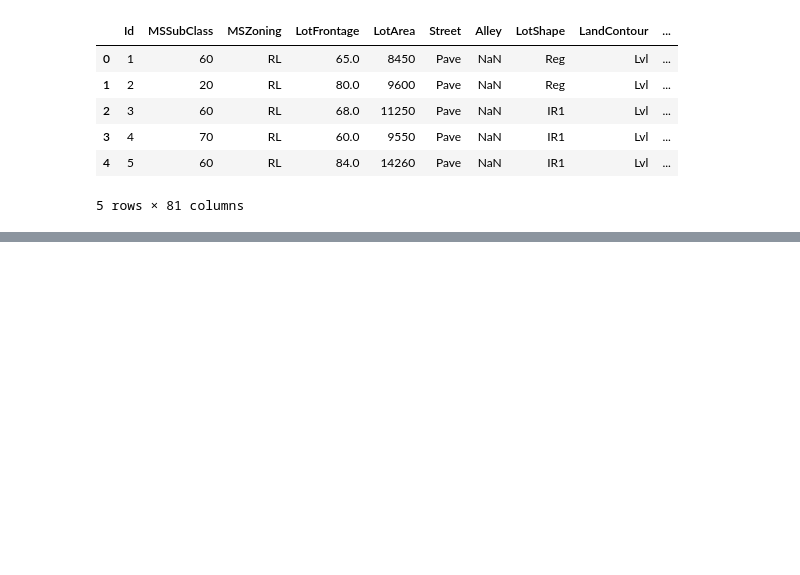
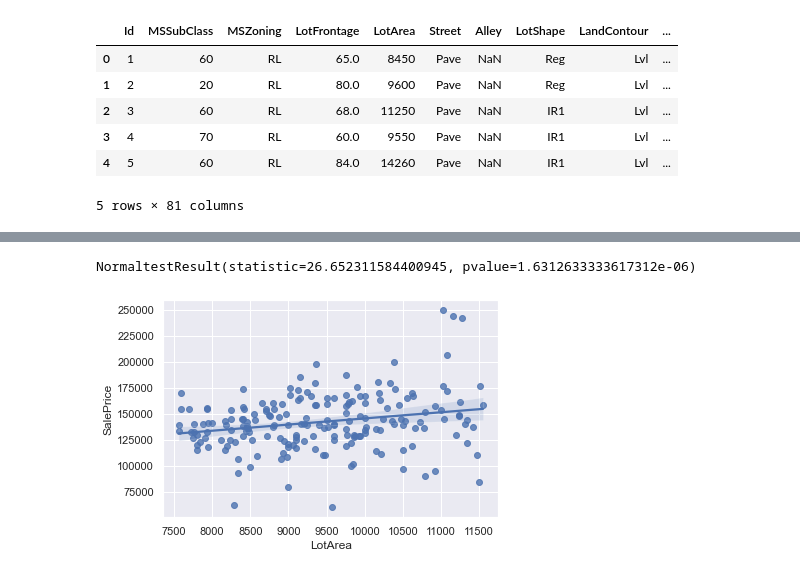
Before and after one commit to CS521-Burstein/final-project-huangyinbuedu, a Jupyter notebook: final project jupyter.ipynb, the cells around one changed output, grey strips where cells are left out. Cells and saved outputs as stored; diff of their text form; code cells hidden in the pictures; blank space fills up the shorter version.

```diff
--- a/final project jupyter.ipynb
+++ b/final project jupyter.ipynb
@@ -16,3 +17,6 @@ data.head()
 | 3 | 4 | 70 | RL | 60.0 | 9550 | Pave | NaN | IR1 | Lvl | ... |
 | 4 | 5 | 60 | RL | 84.0 | 14260 | Pave | NaN | IR1 | Lvl | ... |
 5 rows × 81 columns
+# %%
+df['YearUsed'] = df['YrSold'] - df['YearBuilt']
+df.head()
@@ -69,0 +56,3 @@ df.
+# %%
+df1 = pd.DataFrame(columns = ['Street','SalePrice','LotArea','YearUsed'], data = df)
+df1
@@ -69,0 +73,3 @@ df.
+# %%
+df1 = df1.dropna(how='any',axis=0)
+df1
@@ -69,0 +99,22 @@ df.
+# %%
+# Choose the midian 50% data, to avoid extreme conditions
+df1_Pave = df1.loc[df1['Street'] == 'Pave']
+df1_Pave = df1_Pave.loc[df1_Pave['LotArea'] < 11596]
+df1_Pave = df1_Pave.loc[df1_Pave['LotArea'] > 7536.25]
+df1_Pave = df1_Pave.loc[df1_Pave['YearUsed'] < 54]
+df1_Pave = df1_Pave.loc[df1_Pave['YearUsed'] > 35]
+# %%
+from scipy.stats import normaltest
+normaltest(df1_Pave['SalePrice'])
+# %% [output]
+NormaltestResult(statistic=26.652311584400945, pvalue=1.6312633333617312e-06)
+# %%
+import seaborn as sns
+import matplotlib.pyplot as plt
+sns.set_theme(style="darkgrid")
+
+plt.figure()
+sns.regplot(x='LotArea', y='SalePrice', data=df1_Pave, color='b',order=1.5)
+plt.show()
+# %% [output]
+[figure, added]
```
Also changed, not shown: parts of 16 cells of this notebook.
